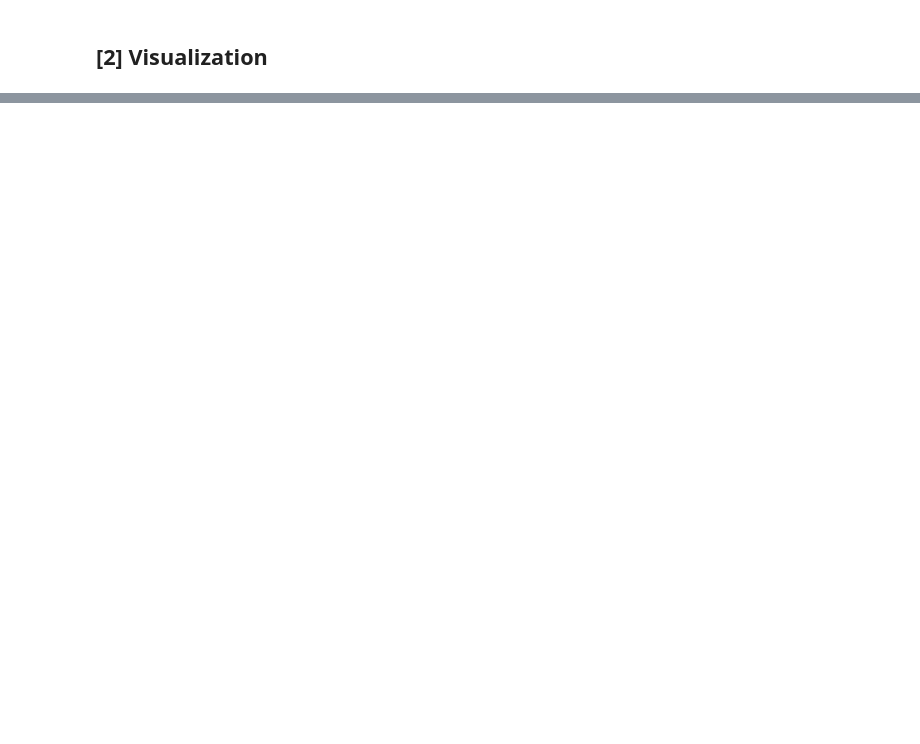
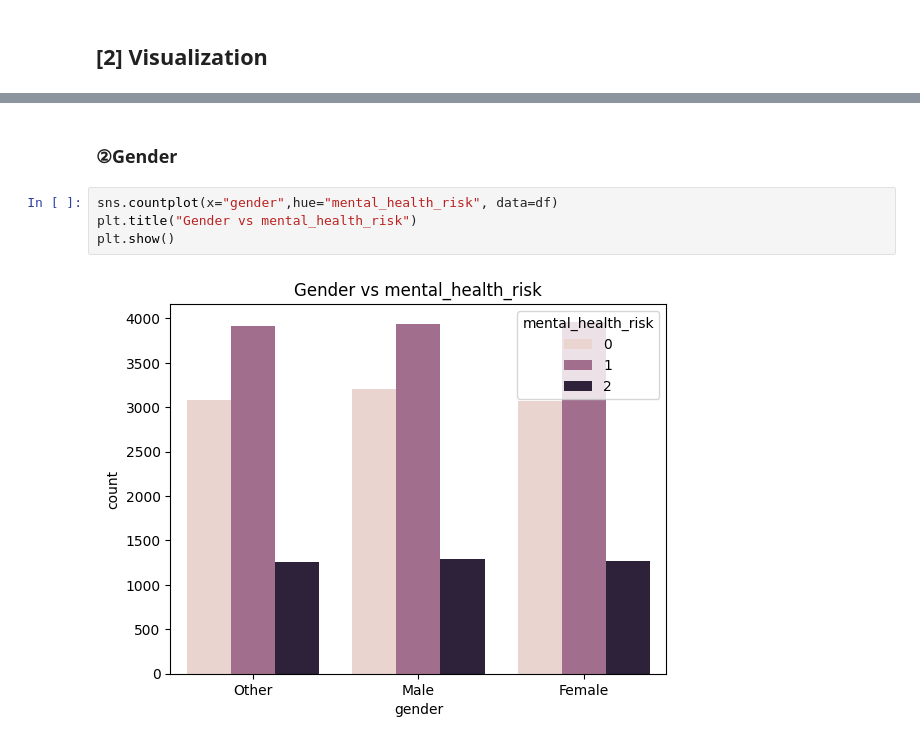
Before and after one commit to takumi230703/Mental-Health-Risk-Prediction, a Jupyter notebook: notebooks/model_comparison.ipynb, the cells around one changed output, grey strips where cells are left out. Saved outputs shown, nothing was run; the diff lists cells and outputs as text; blank space fills up the shorter version.

```diff
--- a/notebooks/model_comparison.ipynb
+++ b/notebooks/model_comparison.ipynb
@@ -124,0 +132,8 @@ y = df["mental_health_risk"]
+# %% [markdown]
+### ②Gender
+# %%
+sns.countplot(x="gender",hue="mental_health_risk", data=df)
+plt.title("Gender vs mental_health_risk")
+plt.show()
+# %% [output]
+[figure, added]
```
Also changed, not shown: parts of 25 cells of this notebook, 2 other files.
